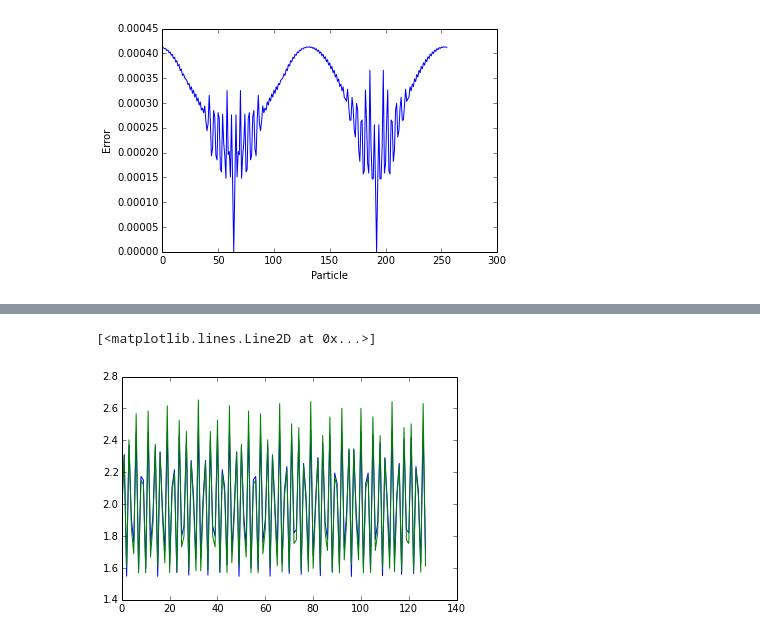
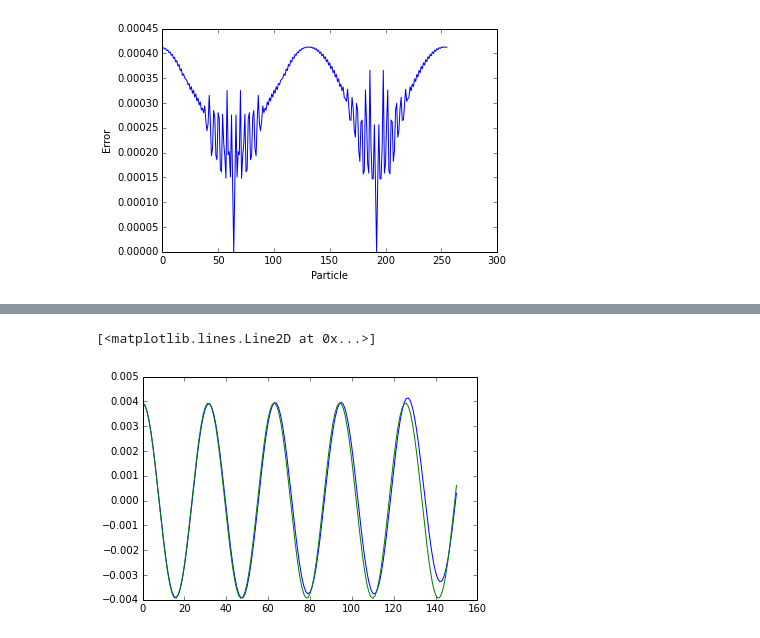
Before and after one commit to shigh/pyes1, a Jupyter notebook: pyes1/1d2v-S.ipynb, the cells around one changed output, grey strips where cells are left out. Cells and saved outputs as stored; diff of their text form; code cells hidden in the pictures.

```diff
--- a/pyes1/1d2v-S.ipynb
+++ b/pyes1/1d2v-S.ipynb
@@ -70,8 +70,8 @@ plt.legend();
-# %%
-xp = np.ascontiguousarray(pwm.xp[0])
-qv = np.ascontiguousarray(np.ones_like(xp, dtype=np.float64))
-plt.plot(weight_S2(xp, qv, pwm.nx, pwm.L))
-plt.plot(weight_cic(xp, qv, pwm.nx, pwm.L))
-# %% [output]
-[<matplotlib.lines.Line2D at 0x...>]
-[figure, removed]
+# %%
+delta_x = pwm.delta_x()
+plt.plot(delta_x[:,10])
+plt.plot(np.cos(t_vals)*delta_x[0,10])
+#plt.plot(np.cos(wk_measured[-1]*t_vals)*delta_x[0,10])
+# %% [output]
+[<matplotlib.lines.Line2D at 0x...>]
+[figure, added]
```
Also changed, not shown: parts of 3 cells of this notebook, 2 other files.
